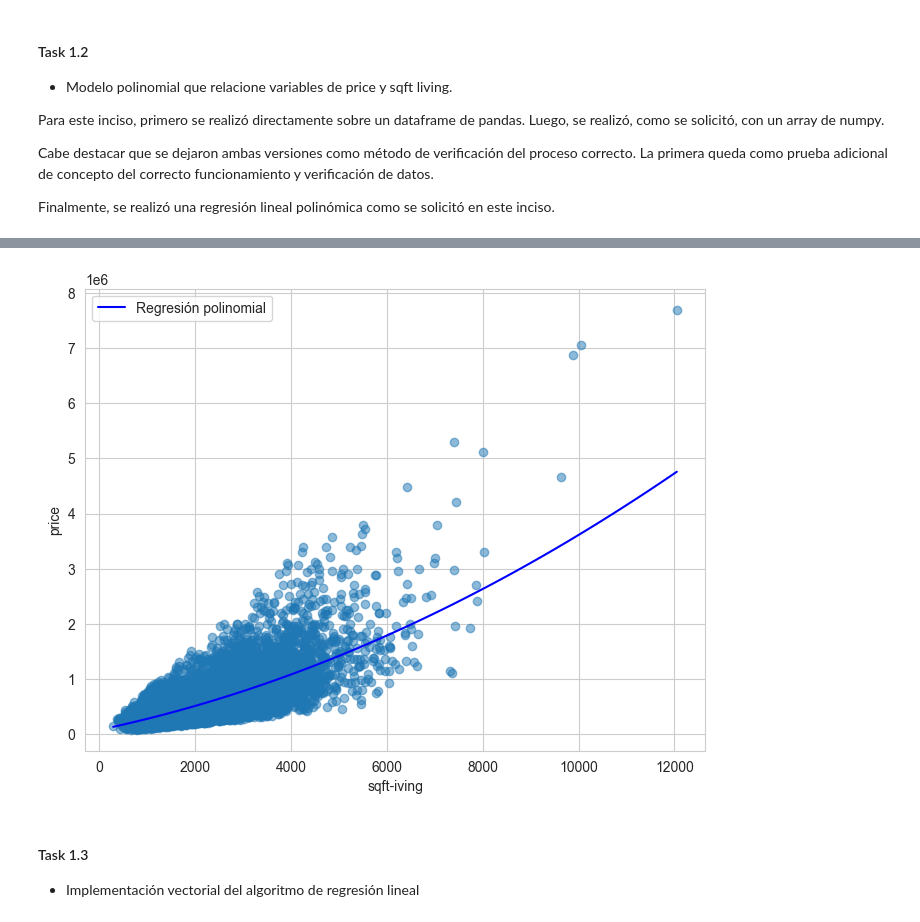
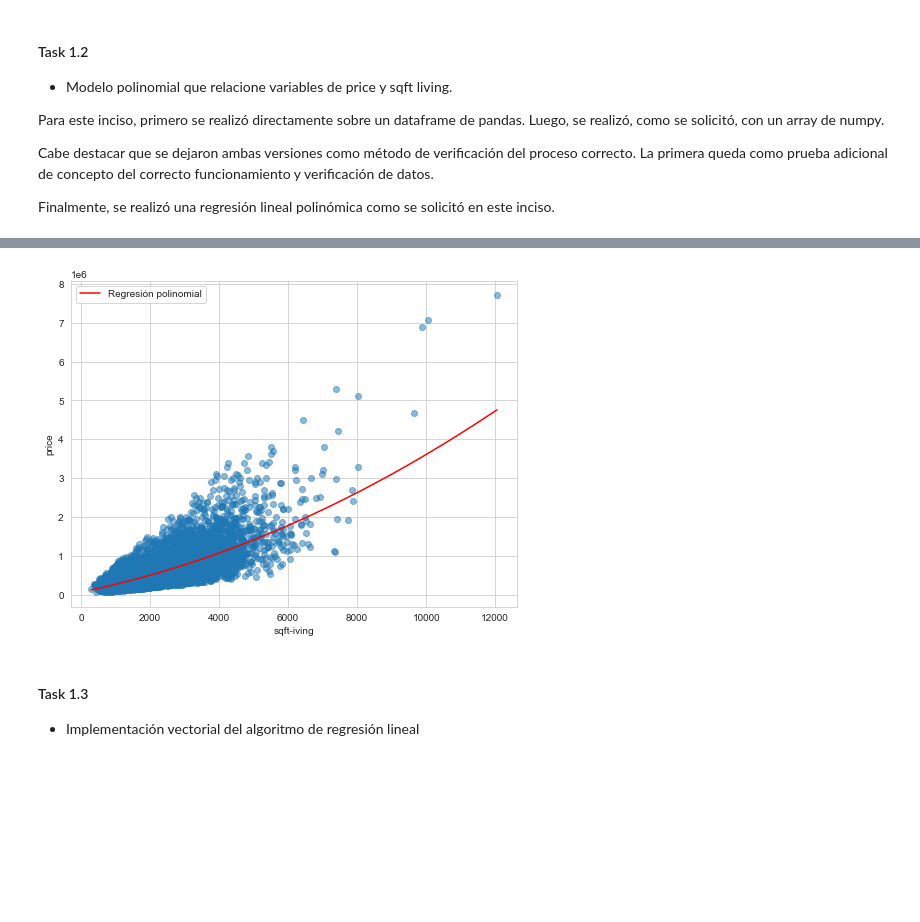
Before and after one commit to aleg001/Lab4-IA, a Jupyter notebook: Lab4.ipynb, the cells around one changed output, grey strips where cells are left out. Drawn from its saved outputs; the diff is of its cells as text; code cells hidden in the pictures; blank space fills up the shorter version.

Commit message:
changed graph colors

```diff
--- a/Lab4.ipynb
+++ b/Lab4.ipynb
@@ -137,17 +137,17 @@ w1: 253.78251928086388
 # %%
 # Gráfico de datos y predicciones
 sns.set_style('whitegrid')
 plt.figure(figsize=(8,6))
 plt.scatter(X_train, y_train, alpha=0.5)
 x_range = np.linspace(X_train.min(), X_train.max(), 100)
 y_range = beta[0] + beta[1]*x_range + beta[2]*x_range**2
-plt.plot(x_range, y_range, color='b', label='Regresión polinomial')
+plt.plot(x_range, y_range, color='r', label='Regresión polinomial')
 plt.legend()
 plt.xlabel('sqft-iving')
 plt.ylabel('price')
 plt.show()
 # %% [output]
-[figure, old version]
+[figure, new version]
 # %% [markdown]
 #### Task 1.3
 - Implementación vectorial del algoritmo de regresión lineal
```
Also changed, not shown: parts of 7 cells of this notebook.
